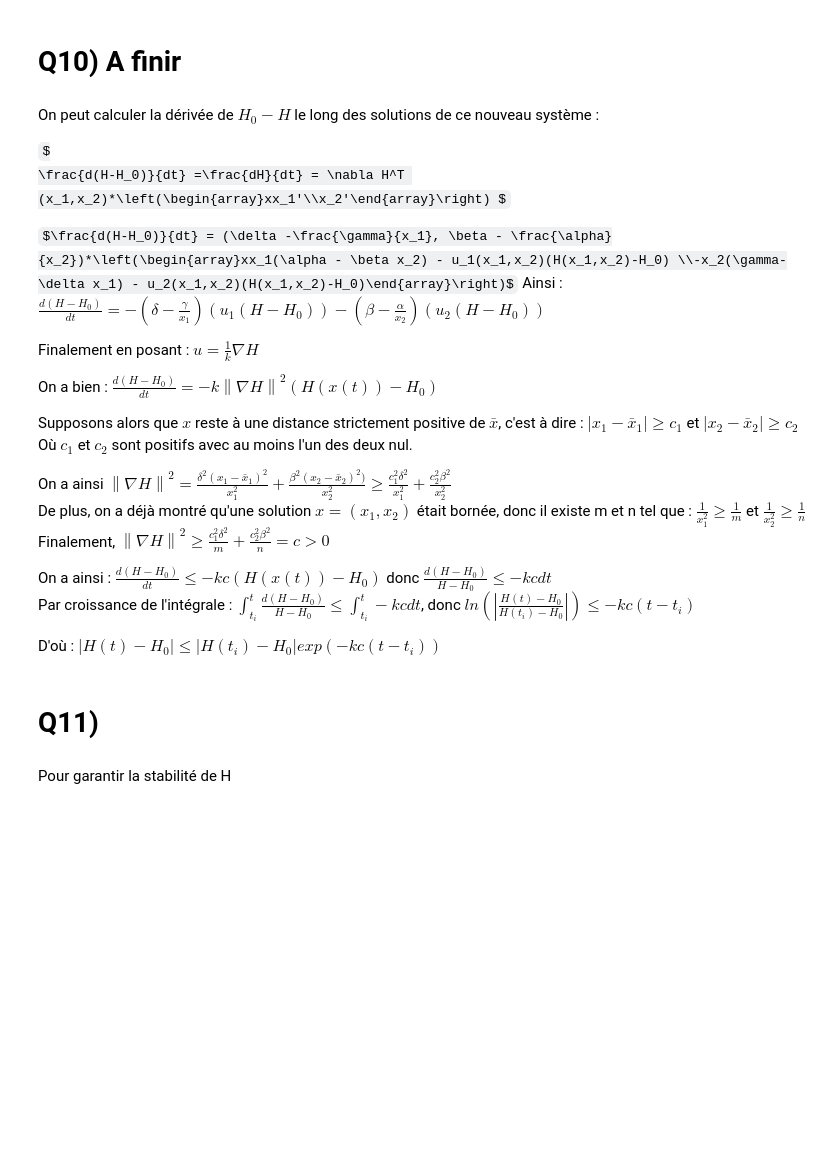
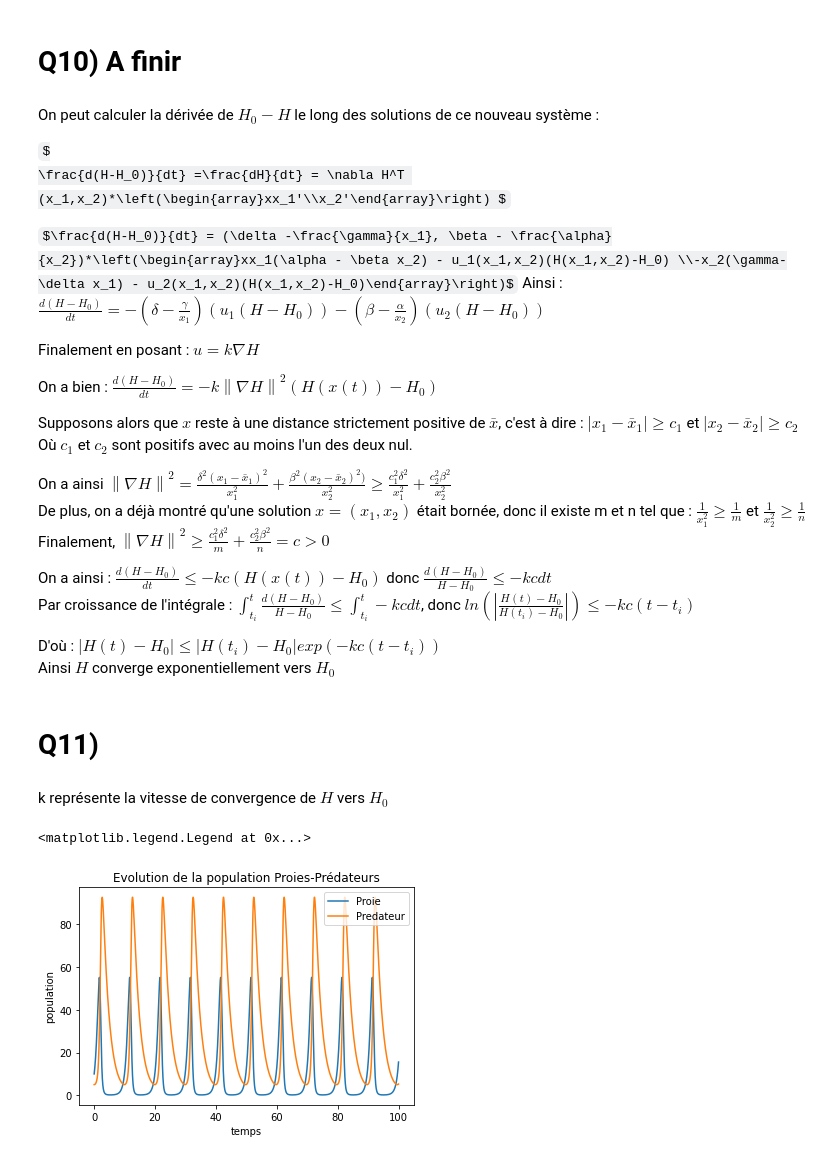
Before and after one commit to RalfCortes/ProjetMath2, a Jupyter notebook: projet.ipynb, the cells around one changed output. Cells and saved outputs as stored; diff of their text form; code cells hidden in the pictures; some formulas as TeX source; blank space fills up the shorter version.

```diff
--- a/projet.ipynb
+++ b/projet.ipynb
@@ -391,7 +391,7 @@ $\frac{d(H-H_0)}{dt} = (\delta -\frac{\gamma}{x_1}, \beta - \frac{\alpha}{x_2})*
 Ainsi :
 $\frac{d(H-H_0)}{dt} = -(\delta -\frac{\gamma}{x_1})(u_1(H-H_0)) -(\beta - \frac{\alpha}{x_2})(u_2(H-H_0))$
 
-Finalement en posant :  $u = \frac{1}{k}\nabla H$
+Finalement en posant :  $u = k\nabla H$
 
 On a bien : $\frac{d(H-H_0)}{dt} = -k\left \| \nabla H \right \|^2(H(x(t))-H_0)$
 
@@ -406,7 +406,29 @@ On a ainsi : $\frac{d(H-H_0)}{dt} \leq -kc(H(x(t))-H_0)$ donc $\frac{d(H-H_0)}{H
 Par croissance de l'intégrale : $\int_{t_i}^{t} \frac{d(H-H_0)}{H-H_0 } \leq  \int_{t_i}^{t} -kcdt$, donc $ln(|\frac{H(t)-H_0}{H(t_i)-H_0}|) \leq -kc(t-t_i)$
 
 D'où : $|H(t)-H_0| \leq  |H(t_i)-H_0|exp(-kc(t-t_i))$
+Ainsi $H$ converge exponentiellement vers $H_0$
 # %% [markdown]
 # Q11)
-# %% [markdown]
-Pour garantir la stabilité de H
+# %% [markdown]
+k représente la vitesse de convergence de $H$ vers $H_0$
+# %%
+k=10
+# %%
+def f2(t,X) :
+    return (np.array([X[0]*(alpha-beta*X[1]) - k*(delta - gamma/X[0])*(H(X[0],X[1]) - H0),
+                     -X[1]*(gamma-delta*X[0]) - k*(beta - alpha/X[1])*(H(X[0],X[1]) - H0)]))
+# %%
+H0 = H(10,5)
+temps2, Z_Lotka_imp2 = solve_euler_explicite(f2,[10,5],dt,0,100)
+Proie_imp2 = [Z_Lotka_imp2[i,0] for i in range(0,len(Z_Lotka_imp2))]
+Predateur_imp2 = [Z_Lotka_imp2[i,1] for i in range(0,len(Z_Lotka_imp2))]
+
+plt.plot(temps2,Proie_imp2,label='Proie')
+plt.plot(temps2,Predateur_imp2,label='Predateur')
+plt.title("Evolution de la population Proies-Prédateurs")
+plt.xlabel("temps")
+plt.ylabel("population")
+plt.legend()
+# %% [output]
+<matplotlib.legend.Legend at 0x...>
+[figure, added]
```
Also changed, not shown: parts of 4 cells of this notebook.
